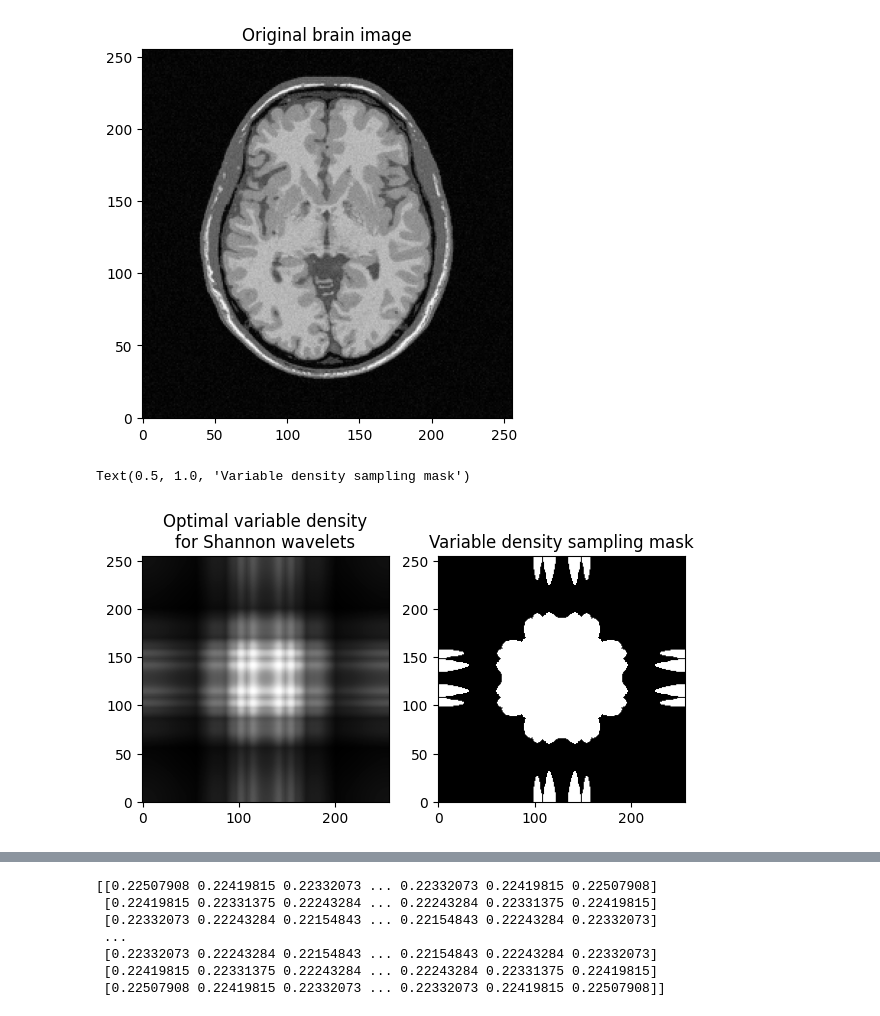
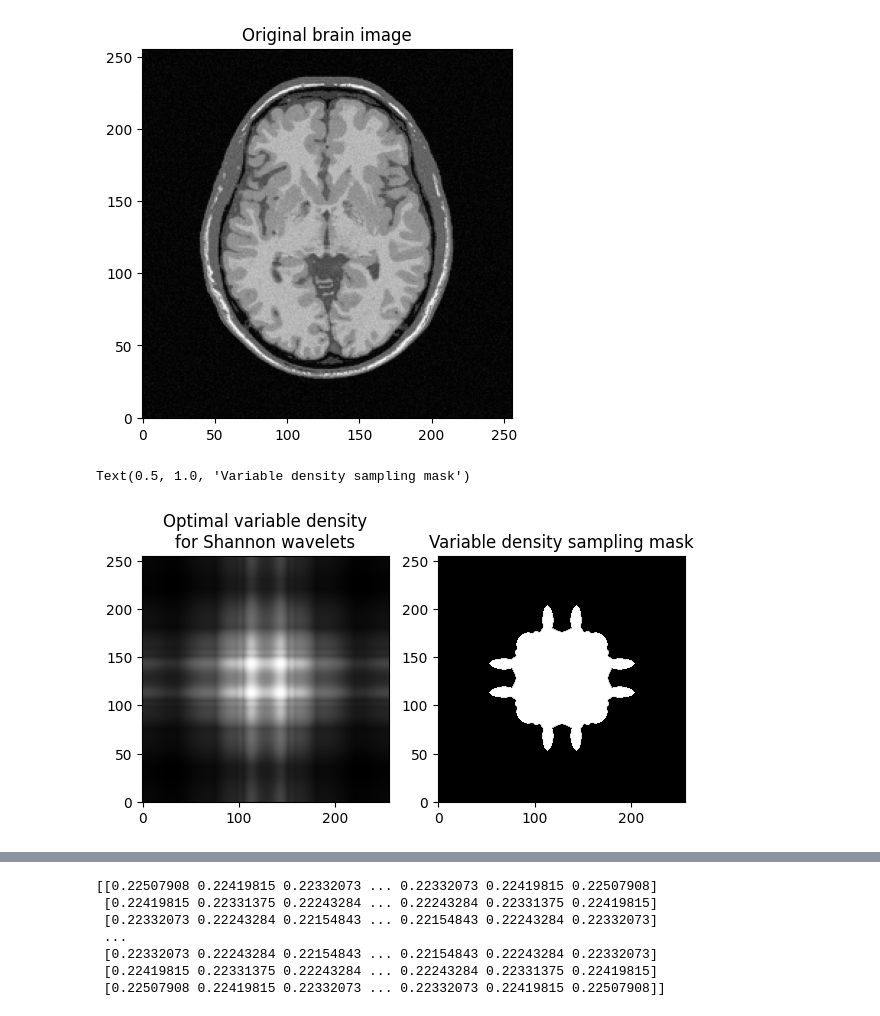
Before and after one commit to mind-inria/mri-acq-recon-book, a Jupyter notebook: src/02.iid_VDS.ipynb, the cells around one changed output, grey strips where cells are left out. Cells and saved outputs as stored; diff of their text form; code cells hidden in the pictures.

```diff
--- a/src/02.iid_VDS.ipynb
+++ b/src/02.iid_VDS.ipynb
@@ -62,28 +62,29 @@ plt.show()
 # %%
 # Load target sampling distribution (precalculated in Matlab)
 import numpy as np
 from scipy.io import loadmat
 import mrinufft.trajectories as mt
 
 # Generate optimal sampoling density for a given wavelet transform, number of resolution levels and img size
 # see details Chauffert et al, IEEE ISBI 2013 for the computation of optimal sampling densities
-opt_density = mt.create_fast_chauffert_density((img_size,img_size),"sym10",3)
+#opt_density = mt.create_fast_chauffert_density((img_size,img_size),"sym10",3)
+opt_density = mt.create_fast_chauffert_density((img_size,img_size),"db4",3)
 
 # Generate Cartesian variable density mask
 # change the value below if you want to change the final subsampling mask
 threshold = 10. * opt_density.min()  # sys.float_info.epsilon \simeq 2e-16
 kspace_mask = np.zeros((img_size, img_size), dtype="float64")
 kspace_mask = np.where(opt_density > threshold, 1, kspace_mask)
 
 
 fig, axs = plt.subplots(1, 2, figsize=(7, 4) )
 axs[0].imshow(opt_density)
 axs[0].set_title("Optimal variable density\nfor Shannon wavelets")
 axs[1].imshow(kspace_mask)
 axs[1].set_title("Variable density sampling mask")
 # %% [output]
 Text(0.5, 1.0, 'Variable density sampling mask')
-[figure, old version]
+[figure, new version]
 # %%
 #import numpy.fft as fft
 
```
Also changed, not shown: parts of 1 cell of this notebook, 1 other file.
